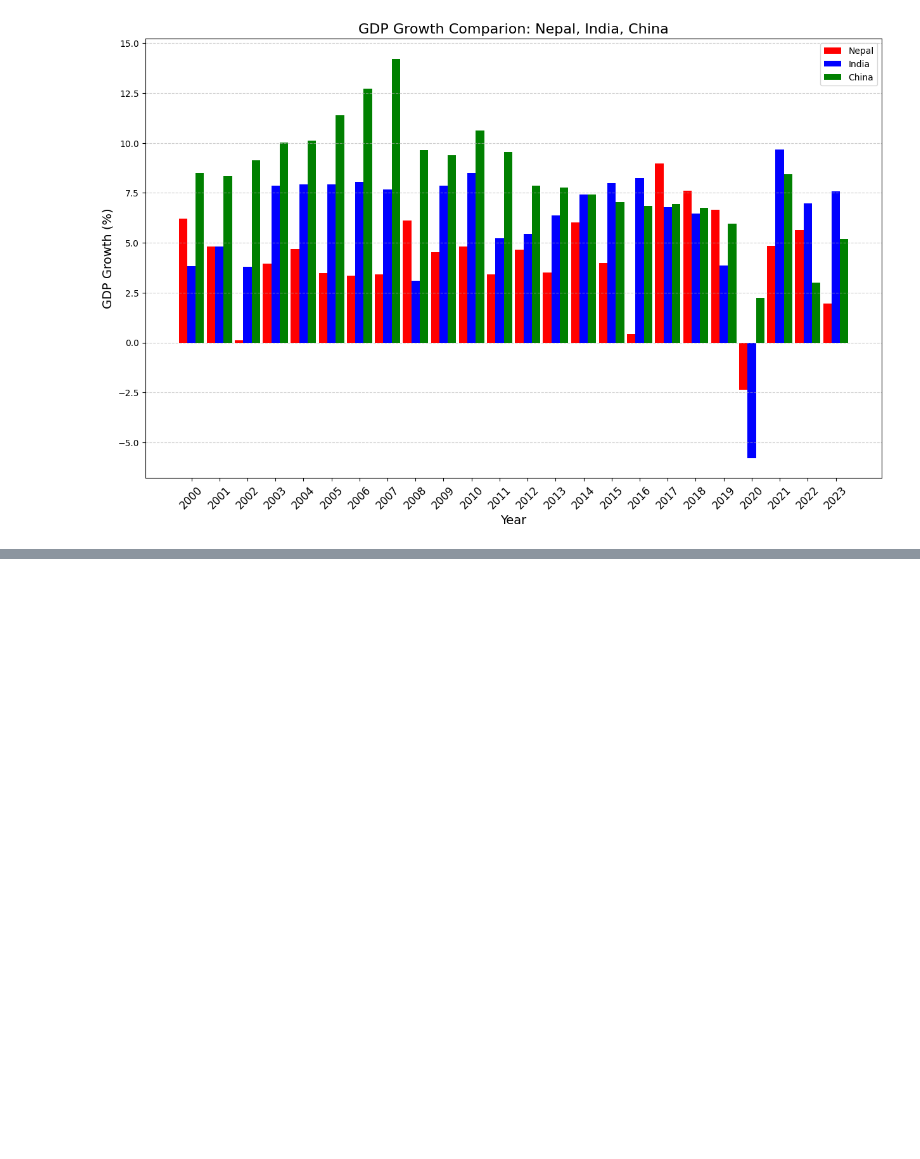
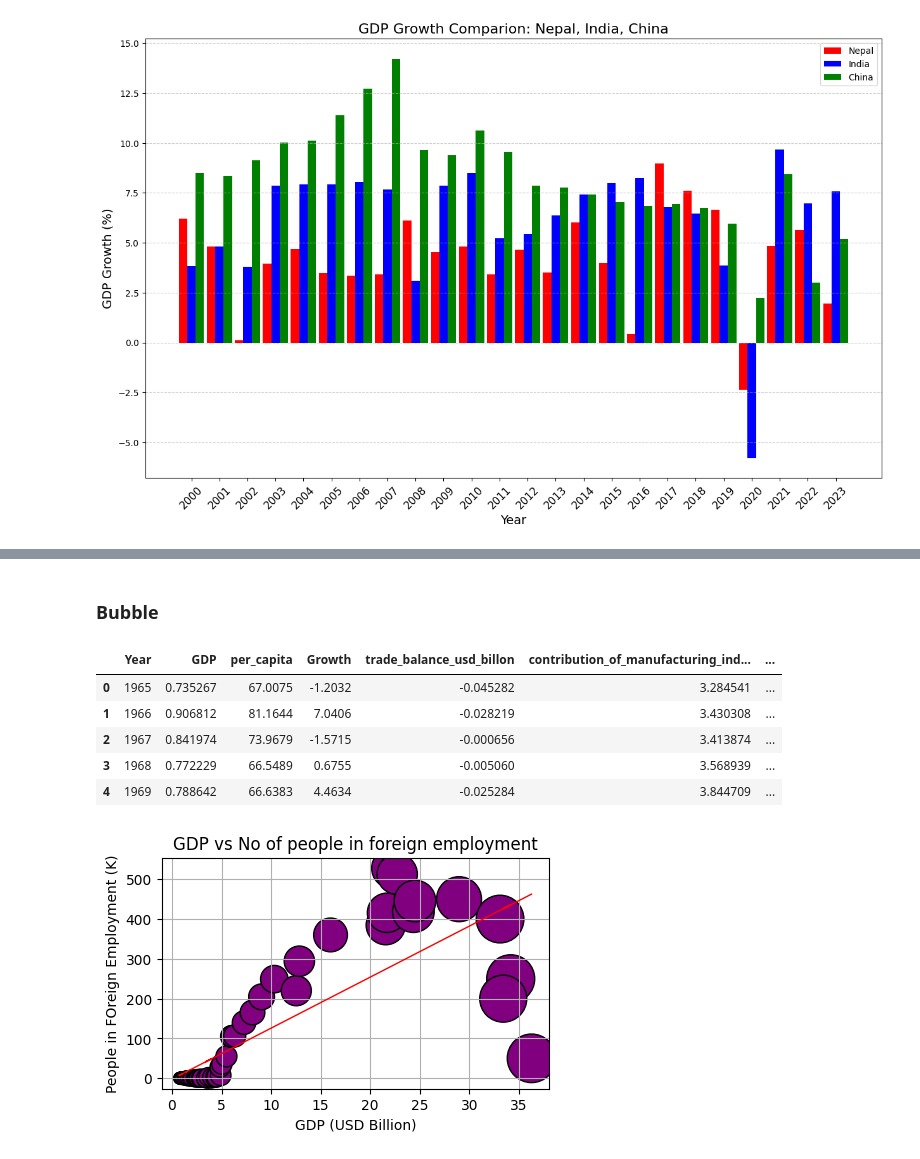
Before and after one commit to Samyog10/Python, a Jupyter notebook: week_4.ipynb, the cells around one changed output, grey strips where cells are left out. Cells and saved outputs as stored; diff of their text form; code cells hidden in the pictures; blank space fills up the shorter version.

```diff
--- a/week_4.ipynb
+++ b/week_4.ipynb
@@ -349,0 +427,41 @@ plt.show()
+# %% [markdown]
+### Bubble
+# %%
+from IPython.display import display
+import numpy as np
+ # Create the scatter plot
+nepal_economy = pd.read_csv('data/nepal-economy.csv')
+nepal_economy['no_of_people_in_foreign_employment'] = nepal_economy['no_of_people_in_foreign_employment'].apply(lambda n : n/1000)
+display(nepal_economy.head())
+
+plt.figure(figsize=(5, 3))
+plt.scatter(
+    nepal_economy['GDP'],
+    nepal_economy['no_of_people_in_foreign_employment'],
+    color='purple',
+    edgecolor='black',
+    s=nepal_economy['per_capita']
+)
+
+# Fit a linear regression model to the data
+x = nepal_economy['GDP']
+y = nepal_economy['no_of_people_in_foreign_employment']
+m, c = np.polyfit(x, y, 1) #1 is degree of polynomial y = mx+c is of degree 1
+
+# Plot the trend line
+plt.plot(x, m * x + c, color = 'red', linewidth=1, label='GDP-FE-Trend-Line')
+plt.title('GDP vs No of people in foreign employment')
+plt.xlabel('GDP (USD Billion)')
+plt.ylabel('People in FOreign Employment (K)')
+plt.grid(True)
+
+#Display the plot
+plt.show()
+# %% [output]
+|  | Year | GDP | per_capita | Growth | trade_balance_usd_billon | contribution_of_manufacturing_ind... | ... |
+| 0 | 1965 | 0.735267 | 67.0075 | -1.2032 | -0.045282 | 3.284541 | ... |
+| 1 | 1966 | 0.906812 | 81.1644 | 7.0406 | -0.028219 | 3.430308 | ... |
+| 2 | 1967 | 0.841974 | 73.9679 | -1.5715 | -0.000656 | 3.413874 | ... |
+| 3 | 1968 | 0.772229 | 66.5489 | 0.6755 | -0.005060 | 3.568939 | ... |
+| 4 | 1969 | 0.788642 | 66.6383 | 4.4634 | -0.025284 | 3.844709 | ... |
+[figure, added]
```
Also changed, not shown: parts of 8 cells of this notebook.
